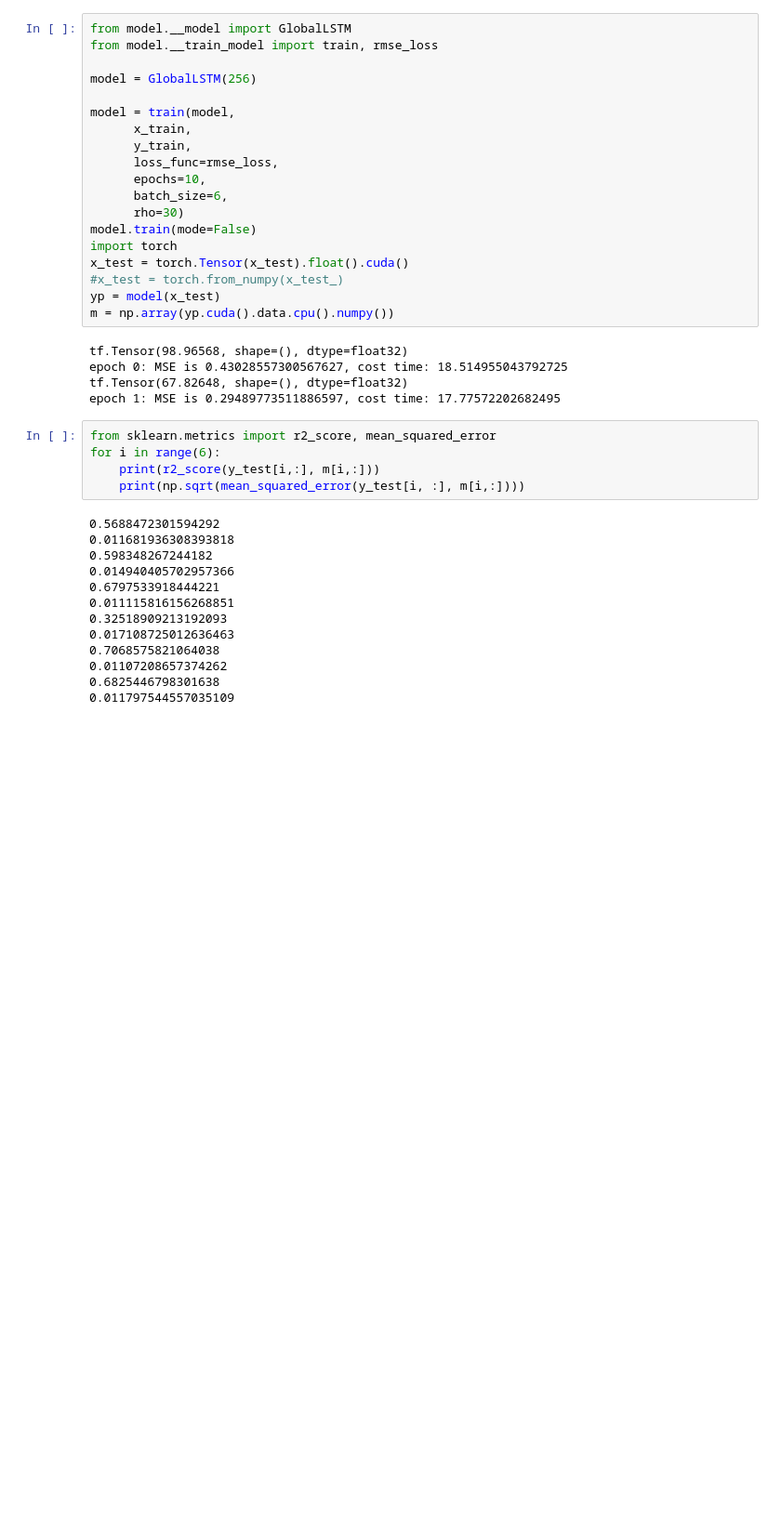
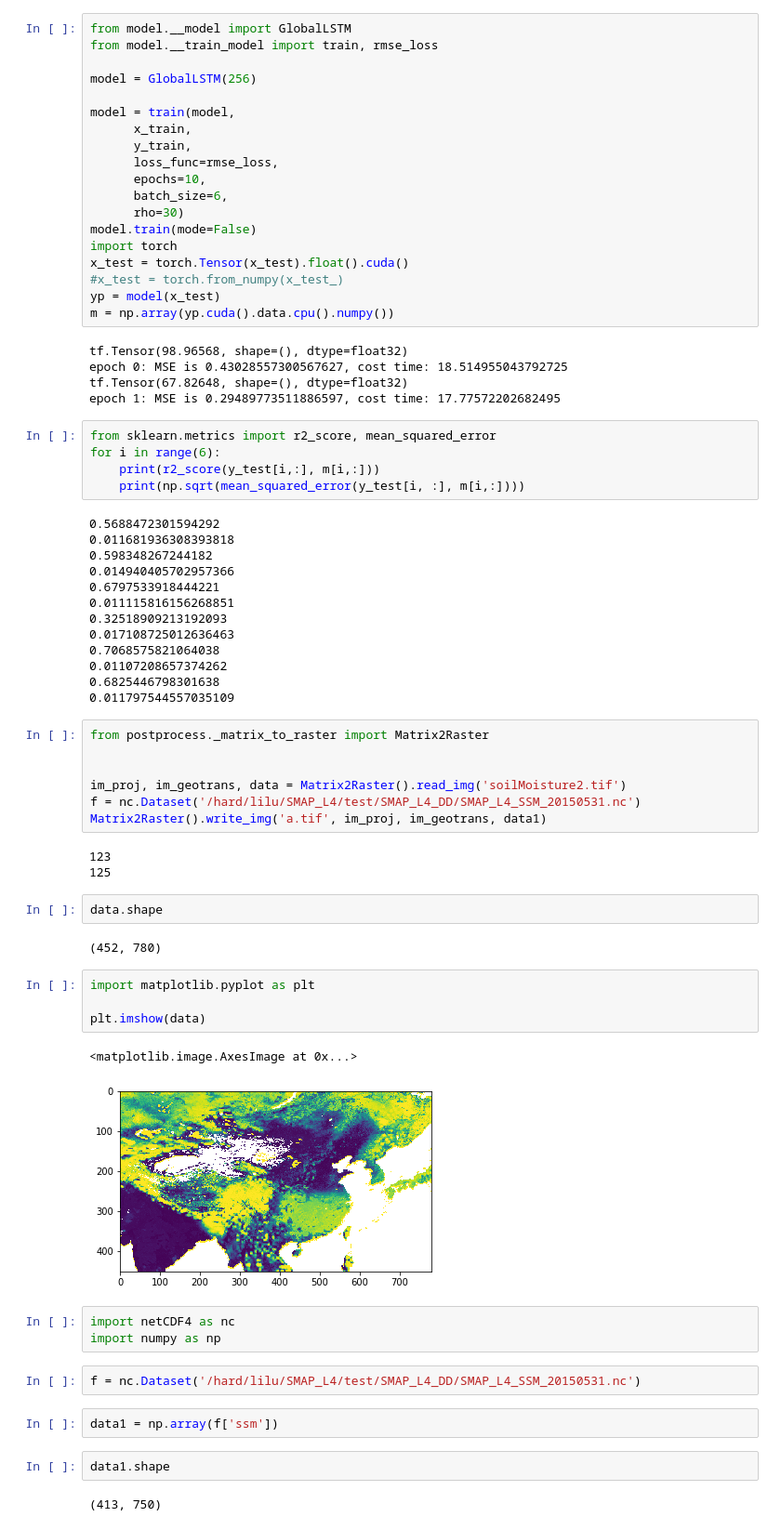
Before and after one commit to leelew/HRSEPP, a Jupyter notebook: src/debug.ipynb, the cells around one changed output. Shown at 93% size. Drawn from its saved outputs; the diff is of its cells as text; blank space fills up the shorter version.

```diff
--- a/src/debug.ipynb
+++ b/src/debug.ipynb
@@ -316,3 +316,35 @@ for i in range(6):
 0.01107208657374262
 0.6825446798301638
 0.011797544557035109
+# %%
+from postprocess._matrix_to_raster import Matrix2Raster
+
+
+im_proj, im_geotrans, data = Matrix2Raster().read_img('soilMoisture2.tif')
+f = nc.Dataset('/hard/lilu/SMAP_L4/test/SMAP_L4_DD/SMAP_L4_SSM_20150531.nc')
+Matrix2Raster().write_img('a.tif', im_proj, im_geotrans, data1)
+# %% [output]
+123
+125
+# %%
+data.shape
+# %% [output]
+(452, 780)
+# %%
+import matplotlib.pyplot as plt
+
+plt.imshow(data)
+# %% [output]
+<matplotlib.image.AxesImage at 0x...>
+[figure, added]
+# %%
+import netCDF4 as nc
+import numpy as np
+# %%
+f = nc.Dataset('/hard/lilu/SMAP_L4/test/SMAP_L4_DD/SMAP_L4_SSM_20150531.nc')
+# %%
+data1 = np.array(f['ssm'])
+# %%
+data1.shape
+# %% [output]
+(413, 750)
```
Also changed, not shown: parts of 9 cells of this notebook, 18 other files.
